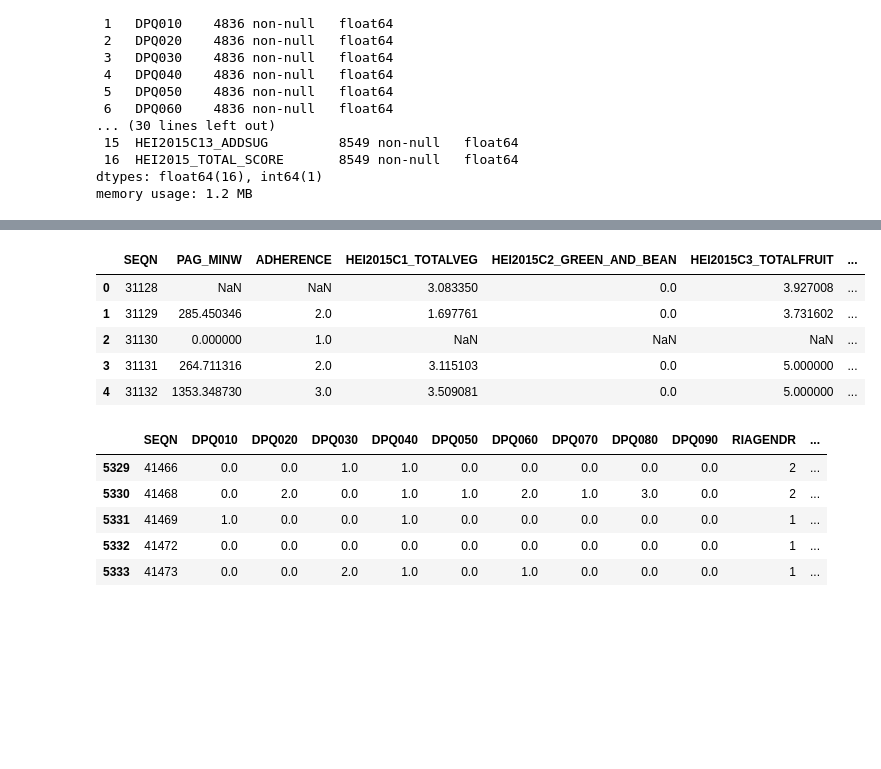
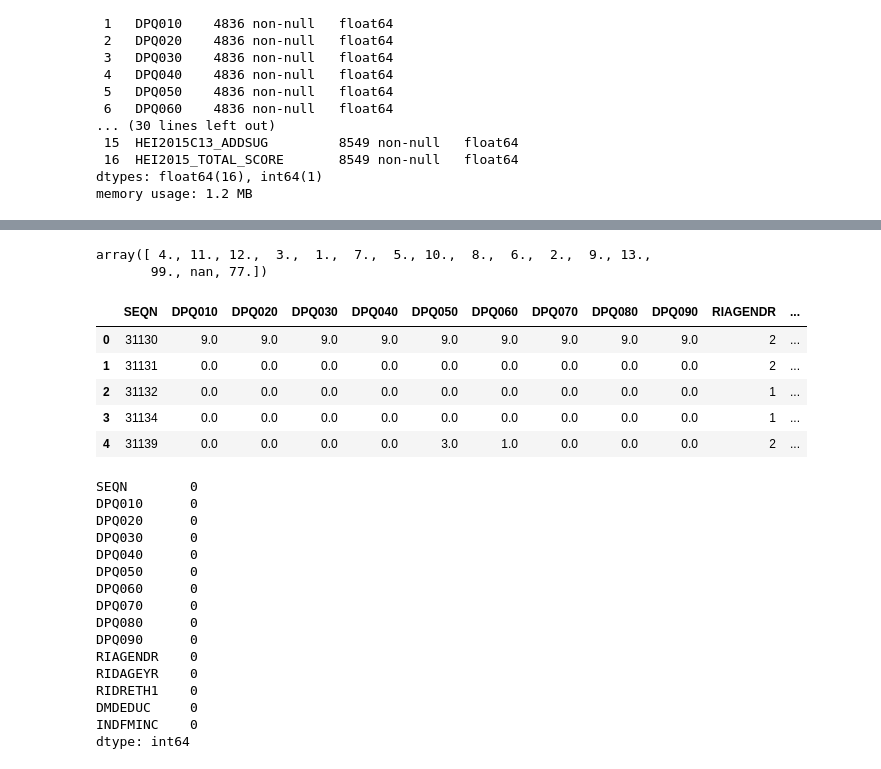
Before and after one commit to onemarcos/Tera-Jupyter-Notebook, a Jupyter notebook: Desafio Inferência/Desafio Inferência.ipynb, the cells around one changed output, grey strips where cells are left out. Saved outputs shown, nothing was run; the diff lists cells and outputs as text; code cells hidden in the pictures; blank space fills up the shorter version.

```diff
--- a/Desafio Inferência/Desafio Inferência.ipynb
+++ b/Desafio Inferência/Desafio Inferência.ipynb
@@ -27,19 +46,37 @@ memory usage: 1.2 MB
+# %%
+df['INDFMINC'].unique()
+# %% [output]
+array([ 4., 11., 12.,  3.,  1.,  7.,  5., 10.,  8.,  6.,  2.,  9., 13.,
+       99., nan, 77.])
+# %%
+#This goes replace all NaN to 9 from tables DPQ010 to DPQ090  [9 = Não sabe (not know)] | 498 values must be affecteds
+# Also 47 values INDFMINC Nan to 77 = Se recusou a responder(refused to answer)
+df.fillna({"DPQ010": 9, "DPQ020": 9, "DPQ030": 9, "DPQ040": 9, "DPQ050": 9, "DPQ060": 9, "DPQ070": 9, "DPQ080": 9, "DPQ090": 9, "INDFMINC": 77}, inplace=True)
 # %%
 df.head()
-df2.head()
 # %% [output]
-|  | SEQN | PAG_MINW | ADHERENCE | HEI2015C1_TOTALVEG | HEI2015C2_GREEN_AND_BEAN | HEI2015C3_TOTALFRUIT | ... |
-| 0 | 31128 | NaN | NaN | 3.083350 | 0.0 | 3.927008 | ... |
-| 1 | 31129 | 285.450346 | 2.0 | 1.697761 | 0.0 | 3.731602 | ... |
-| 2 | 31130 | 0.000000 | 1.0 | NaN | NaN | NaN | ... |
-| 3 | 31131 | 264.711316 | 2.0 | 3.115103 | 0.0 | 5.000000 | ... |
-| 4 | 31132 | 1353.348730 | 3.0 | 3.509081 | 0.0 | 5.000000 | ... |
+|  | SEQN | DPQ010 | DPQ020 | DPQ030 | DPQ040 | DPQ050 | DPQ060 | DPQ070 | DPQ080 | DPQ090 | RIAGENDR | ... |
+| 0 | 31130 | 9.0 | 9.0 | 9.0 | 9.0 | 9.0 | 9.0 | 9.0 | 9.0 | 9.0 | 2 | ... |
+| 1 | 31131 | 0.0 | 0.0 | 0.0 | 0.0 | 0.0 | 0.0 | 0.0 | 0.0 | 0.0 | 2 | ... |
+| 2 | 31132 | 0.0 | 0.0 | 0.0 | 0.0 | 0.0 | 0.0 | 0.0 | 0.0 | 0.0 | 1 | ... |
+| 3 | 31134 | 0.0 | 0.0 | 0.0 | 0.0 | 0.0 | 0.0 | 0.0 | 0.0 | 0.0 | 1 | ... |
+| 4 | 31139 | 0.0 | 0.0 | 0.0 | 0.0 | 3.0 | 1.0 | 0.0 | 0.0 | 0.0 | 2 | ... |
-# %%
-df.tail()
-# %% [output]
-|  | SEQN | DPQ010 | DPQ020 | DPQ030 | DPQ040 | DPQ050 | DPQ060 | DPQ070 | DPQ080 | DPQ090 | RIAGENDR | ... |
-| 5329 | 41466 | 0.0 | 0.0 | 1.0 | 1.0 | 0.0 | 0.0 | 0.0 | 0.0 | 0.0 | 2 | ... |
-| 5330 | 41468 | 0.0 | 2.0 | 0.0 | 1.0 | 1.0 | 2.0 | 1.0 | 3.0 | 0.0 | 2 | ... |
-| 5331 | 41469 | 1.0 | 0.0 | 0.0 | 1.0 | 0.0 | 0.0 | 0.0 | 0.0 | 0.0 | 1 | ... |
-| 5332 | 41472 | 0.0 | 0.0 | 0.0 | 0.0 | 0.0 | 0.0 | 0.0 | 0.0 | 0.0 | 1 | ... |
-| 5333 | 41473 | 0.0 | 0.0 | 2.0 | 1.0 | 0.0 | 1.0 | 0.0 | 0.0 | 0.0 | 1 | ... |
+# %%
+df.isnull().sum()
+# %% [output]
+SEQN        0
+DPQ010      0
+DPQ020      0
+DPQ030      0
+DPQ040      0
+DPQ050      0
+DPQ060      0
+DPQ070      0
+DPQ080      0
+DPQ090      0
+RIAGENDR    0
+RIDAGEYR    0
+RIDRETH1    0
+DMDEDUC     0
+INDFMINC    0
+dtype: int64
```
Also changed, not shown: parts of 8 cells of this notebook, 1 other file.
